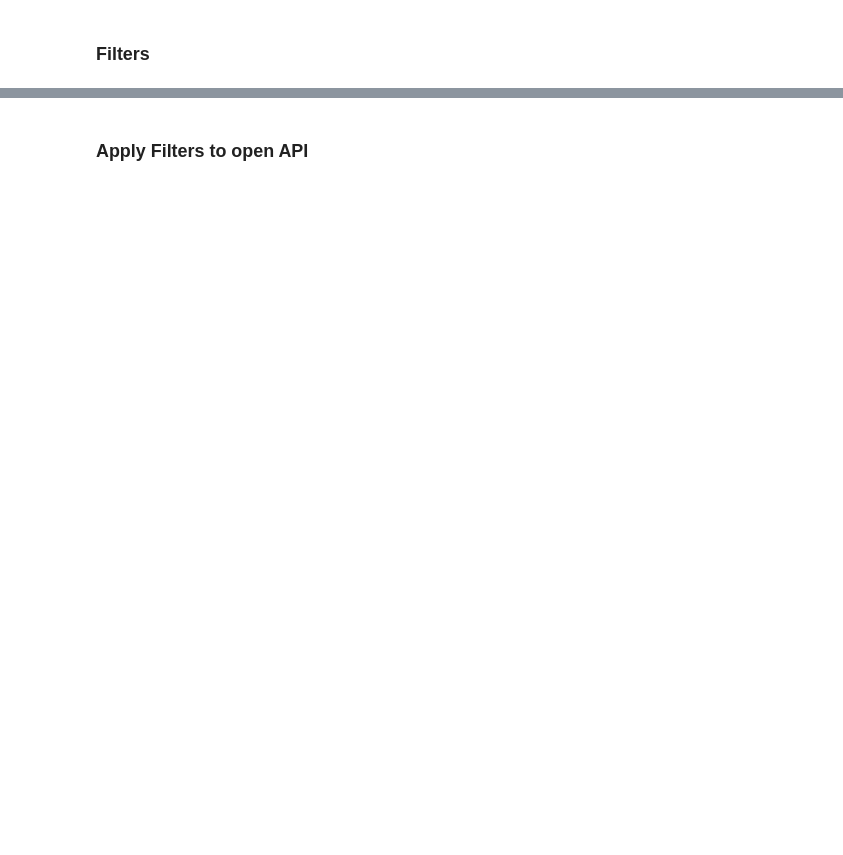
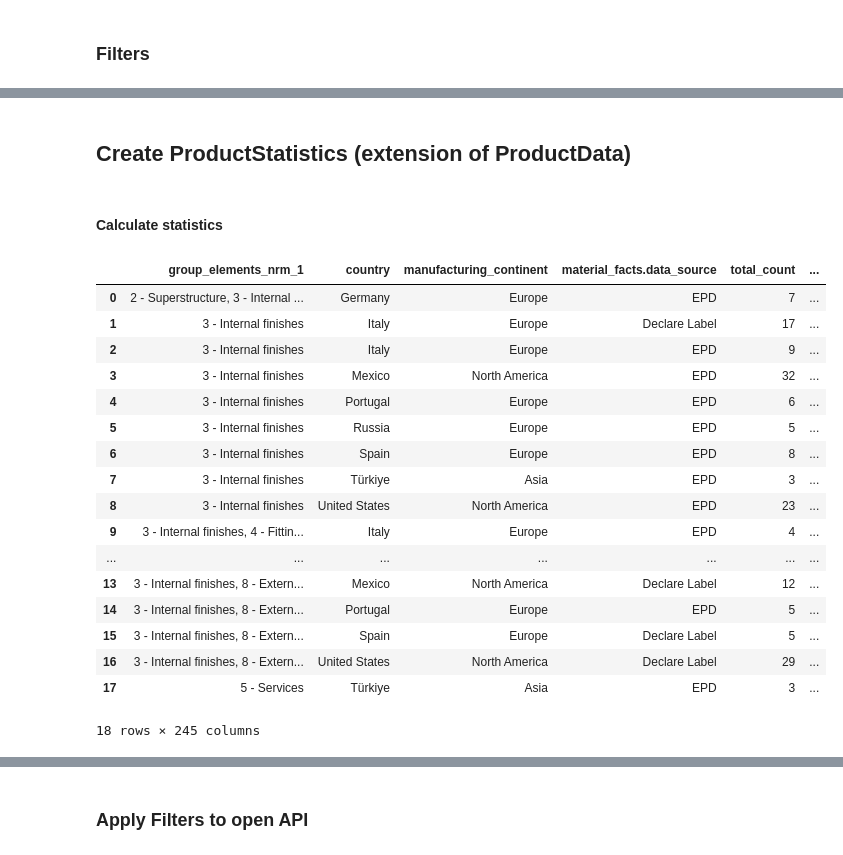
Before and after one commit to 2050-Materials/aecdata, a Jupyter notebook: usage/example_usage.ipynb, the cells around one changed output, grey strips where cells are left out. Drawn from its saved outputs; the diff is of its cells as text; code cells hidden in the pictures; blank space fills up the shorter version.

Commit message:
add statistics functionality

```diff
--- a/usage/example_usage.ipynb
+++ b/usage/example_usage.ipynb
@@ -15,7 +16,7 @@ developer_token = os.getenv('DEVELOPER_TOKEN')
 # %% [markdown]
 ### Create Client
 # %%
-client = API_Client(developer_token = developer_token, base_api_url = "http://localhost:8000/")
+client = API_Client(developer_token = developer_token, base_api_url = "https://develop.2050-materials.online/")
 # %% [markdown]
 ### Client attributes
 # %%
@@ -154,0 +144,40 @@ stats_obj.get_lca_fields(fields=lca_fields_impact, modules='all')
+# %% [markdown]
+## Create ProductStatistics (extension of ProductData)
+# %%
+# Create a ProductStatistics object
+stats_obj = ProductStatistics(product_data.dataframe, unit='kg')
+# %% [markdown]
+#### Calculate statistics
+# %%
+group_by = [
+#     'company',
+#     'product_type',
+#     'material_type',
+#     'material_type_family',
+    'group_elements_nrm_1',
+    'country',
+    'manufacturing_continent',
+    'material_facts.data_source',
+]
+all_available_fields  = stats_obj.get_available_fields()
+stat_df = stats_obj.get_statistics(group_by=group_by, fields=all_available_fields, statistical_metrics=['count', 'mean', 'median'], include_estimated_values=False, remove_outliers=True, method='IQR', sqrt_tranf=True, min_count=3)
+stat_df
+# %% [output]
+|  | group_elements_nrm_1 | country | manufacturing_continent | material_facts.data_source | total_count | ... |
+| 0 | 2 - Superstructure, 3 - Internal ... | Germany | Europe | EPD | 7 | ... |
+| 1 | 3 - Internal finishes | Italy | Europe | Declare Label | 17 | ... |
+| 2 | 3 - Internal finishes | Italy | Europe | EPD | 9 | ... |
+| 3 | 3 - Internal finishes | Mexico | North America | EPD | 32 | ... |
+| 4 | 3 - Internal finishes | Portugal | Europe | EPD | 6 | ... |
+| 5 | 3 - Internal finishes | Russia | Europe | EPD | 5 | ... |
+| 6 | 3 - Internal finishes | Spain | Europe | EPD | 8 | ... |
+| 7 | 3 - Internal finishes | Türkiye | Asia | EPD | 3 | ... |
+| 8 | 3 - Internal finishes | United States | North America | EPD | 23 | ... |
+| 9 | 3 - Internal finishes, 4 - Fittin... | Italy | Europe | EPD | 4 | ... |
+| ... | ... | ... | ... | ... | ... | ... |
+| 13 | 3 - Internal finishes, 8 - Extern... | Mexico | North America | Declare Label | 12 | ... |
+| 14 | 3 - Internal finishes, 8 - Extern... | Portugal | Europe | EPD | 5 | ... |
+| 15 | 3 - Internal finishes, 8 - Extern... | Spain | Europe | Declare Label | 5 | ... |
+| 16 | 3 - Internal finishes, 8 - Extern... | United States | North America | Declare Label | 29 | ... |
+| 17 | 5 - Services | Türkiye | Asia | EPD | 3 | ... |
+18 rows × 245 columns
```
Also changed, not shown: parts of 17 cells of this notebook, 2 other files.
